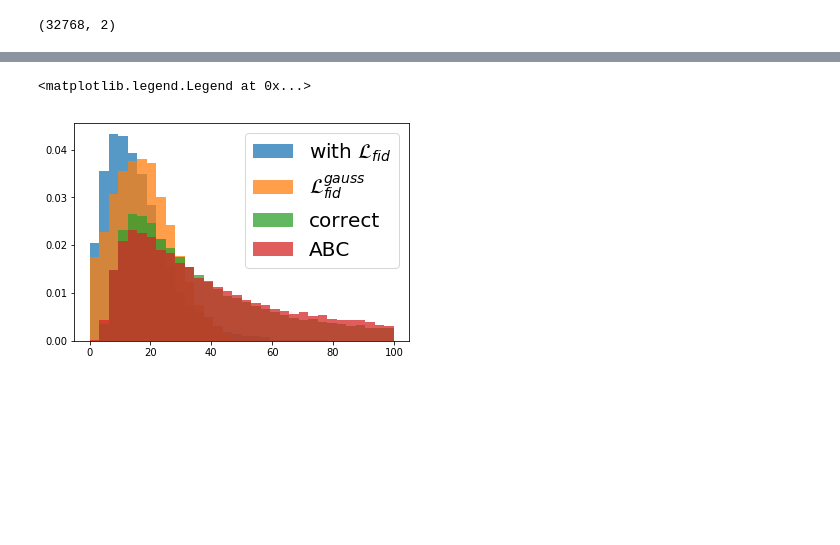
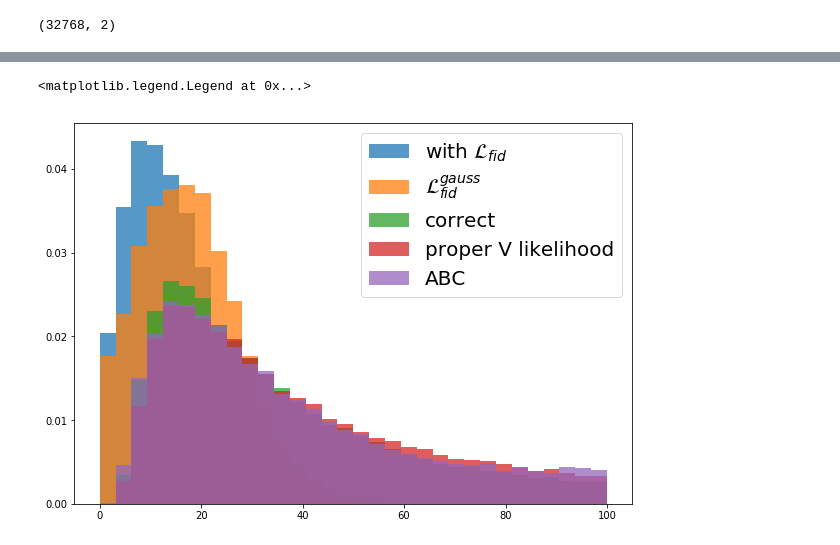
Before and after one commit to changhoonhahn/nonGaussLike, a Jupyter notebook: nongausslike/notebook/toy_exp_hogg.ipynb, the cells around one changed output, grey strips where cells are left out. Cells and saved outputs as stored; diff of their text form; code cells hidden in the pictures; blank space fills up the shorter version.

Commit message:
Implemented inference with actual variance likelihood.

```diff
--- a/nongausslike/notebook/toy_exp_hogg.ipynb
+++ b/nongausslike/notebook/toy_exp_hogg.ipynb
@@ -200,0 +204,8 @@ sub.legend(loc='upper right', prop={'size': 20})
+# %%
+def var_pdf(xx, vv):
+    nu = N - 1.
+    alpha = 0.5 * nu
+    beta = 0.5 * nu * vv**-2
+    gg = gamma(alpha, loc=0., scale=1./beta)
+    return gg.pdf(xx)
+    #return beta**alpha / gamma(alpha) * xx**(alpha - 1.) * np.exp(-xx*beta)
@@ -200,0 +221,12 @@ sub.legend(loc='upper right', prop={'size': 20})
+# %%
+def ln_varpdf_likelihood(empiricalvar, pars):
+    mean, var = pars
+    return np.log(var_pdf(empiricalvar, np.sqrt(var)))
+
+def ln_varpdf_posterior(pars, empiricalvar, prior_info):
+    lnp = ln_prior(pars, prior_info)
+    if not np.isfinite(lnp):
+        return -np.Inf
+    return lnp + ln_varpdf_likelihood(empiricalvar, pars)
+# %%
+varpdf_mcmc_samples = mcmc(pars0, ln_varpdf_posterior, Tbig, (var_emp, prior_info, ), stepsizes=stepsizes)
@@ -200,0 +238,3 @@ sub.legend(loc='upper right', prop={'size': 20})
+# %%
+varpdf_mcmc_samples = varpdf_mcmc_samples[::thinfactor] # thin
+print(varpdf_mcmc_samples.shape)
@@ -242,11 +300,12 @@ fig = corner(abc_mcmc_samples_thin, bins=32, labels=[r'mean $\mu$', r'variance $
 # %%
-fig = plt.figure()
+fig = plt.figure(figsize=(10,7))
 sub = fig.add_subplot(111)
 n, _, _ = sub.hist(mock_mcmc_samples[:,-1], bins=32, range=[0, 100], normed=True, alpha=0.75, label="with $\mathcal{L}_{fid}$")
 n, _, _ = sub.hist(pseudo_mcmc_samples[:,-1], bins=32, range=[0, 100], normed=True, alpha=0.75, label="$\mathcal{L}^{gauss}_{fid}$")
 n, _, _ = sub.hist(correct_mcmc_samples[:,-1], bins=32, range=[0, 100], normed=True, alpha=0.75, label="correct")
+n, _, _ = sub.hist(varpdf_mcmc_samples[:,-1], bins=32, range=[0, 100], normed=True, alpha=0.75, label="proper V likelihood")
 n, _, _ = sub.hist(abc_mcmc_samples_thin[:,-1], bins=32, range=[0, 100], normed=True, alpha=0.75, label='ABC')
 sub.legend(loc='upper right', prop={'size': 20})
 # %% [output]
 <matplotlib.legend.Legend at 0x...>
-[figure, old version]
+[figure, new version]
```
Also changed, not shown: parts of 10 cells of this notebook.
